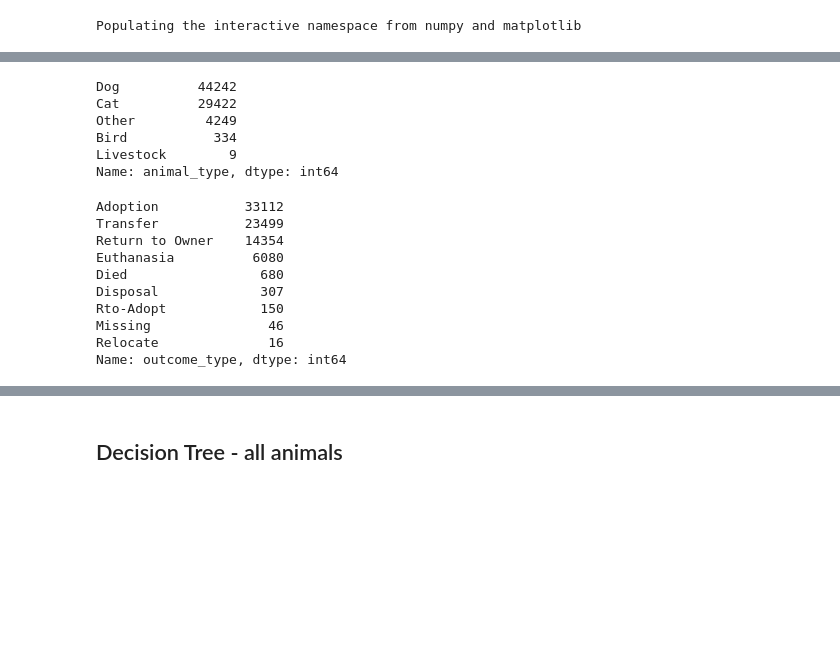
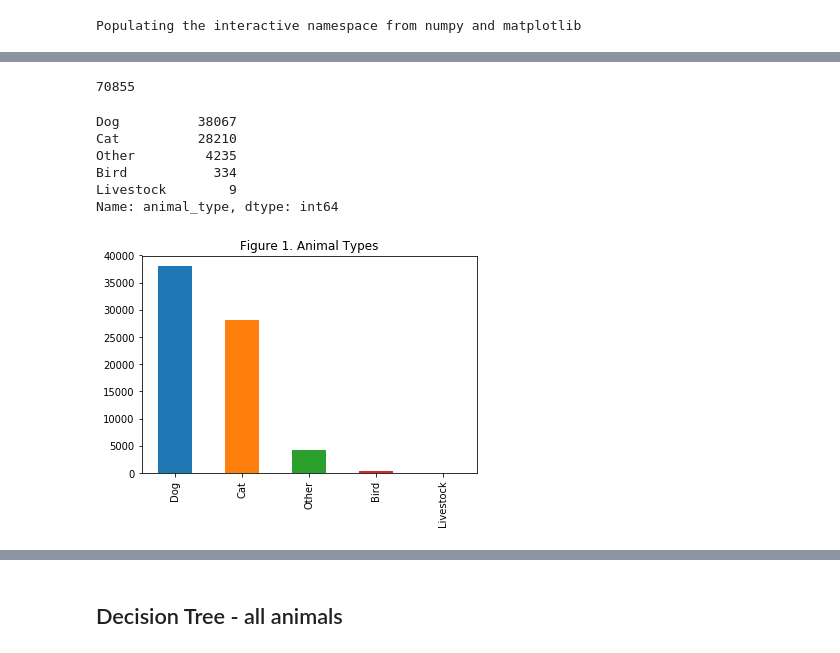
Before and after one commit to j-lei/373analytics, a Jupyter notebook: final_project_jlei.ipynb, the cells around one changed output, grey strips where cells are left out. Cells and saved outputs as stored; diff of their text form; code cells hidden in the pictures; blank space fills up the shorter version.

```diff
--- a/final_project_jlei.ipynb
+++ b/final_project_jlei.ipynb
@@ -22,6 +22,8 @@ df.head()
 | 2 | 1 year | A675708 | Dog | Pit Bull | Blue/White | 2013-03-31T00:00:00 | 2014-06-03T14:20:00 | 2014-06-03T14:20:00 | ... |
 | 3 | 9 years | A680386 | Dog | Miniature Schnauzer Mix | White | 2005-06-02T00:00:00 | 2014-06-15T15:50:00 | 2014-06-15T15:50:00 | ... |
 | 4 | 5 months | A683115 | Other | Bat Mix | Brown | 2014-01-07T00:00:00 | 2014-07-07T14:04:00 | 2014-07-07T14:04:00 | ... |
+# %%
+df.drop_duplicates(['animal_id'], keep='last', inplace=True)
 # %%
 df.drop(labels=['animal_id', 'monthyear'], axis=1, inplace=True)
 df.head()
@@ -32,25 +34,18 @@ df.head()
 | 2 | 1 year | Dog | Pit Bull | Blue/White | 2013-03-31T00:00:00 | 2014-06-03T14:20:00 | *Johnny | NaN | ... |
 | 3 | 9 years | Dog | Miniature Schnauzer Mix | White | 2005-06-02T00:00:00 | 2014-06-15T15:50:00 | Monday | Partner | ... |
 | 4 | 5 months | Other | Bat Mix | Brown | 2014-01-07T00:00:00 | 2014-07-07T14:04:00 | NaN | Rabies Risk | ... |
-# %%
-df['animal_type'].value_counts()
-# %% [output]
-Dog          44242
-Cat          29422
-Other         4249
-Bird           334
-Livestock        9
-Name: animal_type, dtype: int64
-# %%
-df['outcome_type'].value_counts()
-# %% [output]
-Adoption           33112
-Transfer           23499
-Return to Owner    14354
-Euthanasia          6080
-Died                 680
-Disposal             307
-Rto-Adopt            150
-Missing               46
-Relocate              16
-Name: outcome_type, dtype: int64
+# %%
+len(df)
+# %% [output]
+70855
+# %%
+df['animal_type'].value_counts().plot(kind='bar', title='Figure 1. Animal Types')
+df['animal_type'].value_counts()
+# %% [output]
+Dog          38067
+Cat          28210
+Other         4235
+Bird           334
+Livestock        9
+Name: animal_type, dtype: int64
+[figure, added]
```
Also changed, not shown: parts of 16 cells of this notebook.
